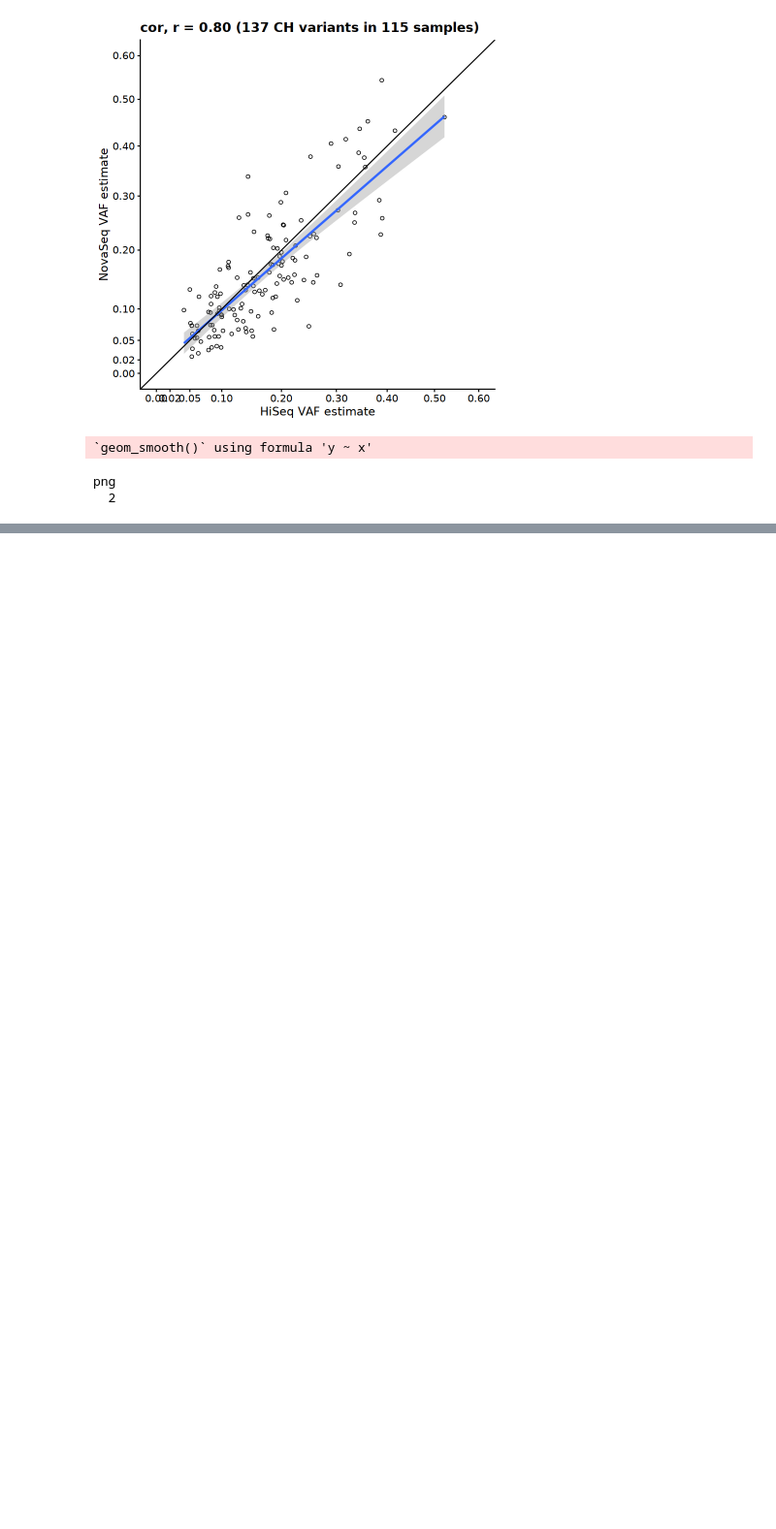
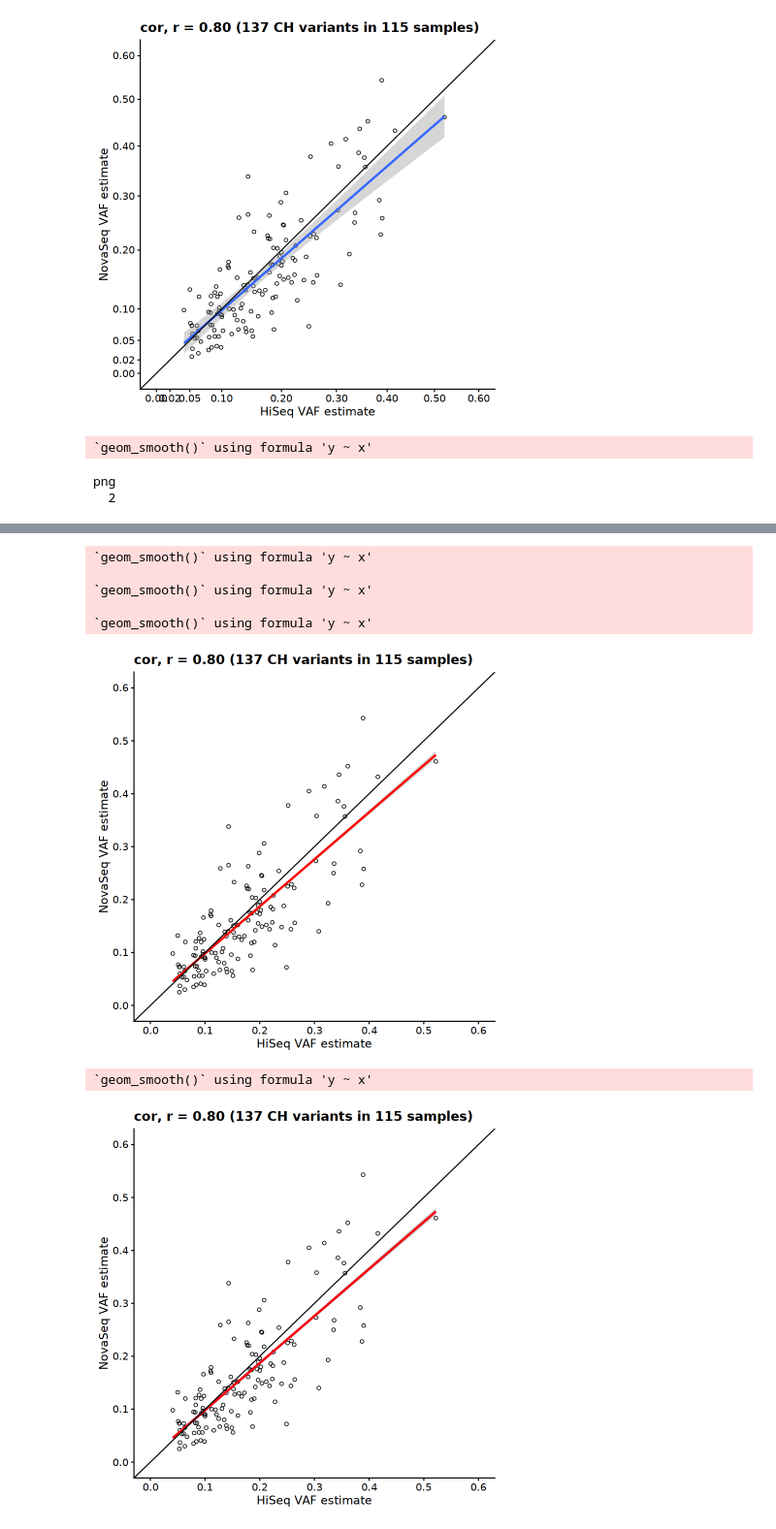
Before and after one commit to MMesbahU/longitudinal-profiling-of-clonal-hematopoiesis, a Jupyter notebook: detect_CH/SupplFig2. VAF estimates from the HiSeq 2000 vs. NovaSeq 6000 sequencing platforms.ipynb, the cells around one changed output, grey strips where cells are left out. Shown at 97% size. Cells and saved outputs as stored; diff of their text form; code cells hidden in the pictures; blank space fills up the shorter version.

```diff
--- a/detect_CH/SupplFig2. VAF estimates from the HiSeq 2000 vs. NovaSeq 6000 sequencing platforms.ipynb
+++ b/detect_CH/SupplFig2. VAF estimates from the HiSeq 2000 vs. NovaSeq 6000 sequencing platforms.ipynb
@@ -205,0 +736,45 @@ png
+# %%
+ggplot(all_hiSeqAll_NovaReSeq_noMissing,
+       (aes(x = Hiseq_VAF, y = NovaSeq_VAF))) +
+  geom_point(shape=1, size=1.5) +
+#geom_smooth(method = "lm", aes(x= Hiseq_VAF, y = NovaSeq_VAF), col="blue") +
+geom_smooth(method = "lm", aes(x= Hiseq_VAF, y = NovaSeq_VAF_pred), col="red") +
+  scale_x_continuous(n.breaks = 10, limits = c(0,0.6)) +
+  scale_y_continuous(n.breaks = 10, limits = c(0,0.6)) +
+  geom_abline(intercept = 0, slope = 1) +
+  xlab("HiSeq VAF estimate") + ylab("NovaSeq VAF estimate") +
+  ggtitle("cor, r = 0.80 (137 CH variants in 115 samples)") #+
+
+
+ggplot(all_hiSeqAll_NovaReSeq_noMissing,
+       (aes(x = Hiseq_VAF, y = NovaSeq_VAF))) +
+  geom_point(shape=1, size=1.5) +
+geom_smooth(method = "lm", aes(x= Hiseq_VAF, y = NovaSeq_VAF), col="blue", se=FALSE) +
+geom_smooth(method = "lm", aes(x= Hiseq_VAF, y = NovaSeq_VAF_pred), col="red") +
+  scale_x_continuous(n.breaks = 10, limits = c(0,0.6)) +
+  scale_y_continuous(n.breaks = 10, limits = c(0,0.6)) +
+  geom_abline(intercept = 0, slope = 1) +
+  xlab("HiSeq VAF estimate") + ylab("NovaSeq VAF estimate") +
+  ggtitle("cor, r = 0.80 (137 CH variants in 115 samples)") #+
+
+
+ggplot(all_hiSeqAll_NovaReSeq_noMissing,
+       (aes(x = Hiseq_VAF, y = NovaSeq_VAF))) +
+  geom_point(shape=1, size=1.5) +
+# geom_smooth(method = "lm", aes(x= Hiseq_VAF, y = NovaSeq_VAF), col="blue") +
+geom_smooth(method = "lm", aes(x= NovaSeq_VAF_pred, y = NovaSeq_VAF), col="red") +
+  scale_x_continuous(n.breaks = 10, limits = c(0,0.6)) +
+  scale_y_continuous(n.breaks = 10, limits = c(0,0.6)) +
+  geom_abline(intercept = 0, slope = 1) +
+  xlab("HiSeq VAF estimate") + ylab("NovaSeq VAF estimate") +
+  ggtitle("cor, r = 0.80 (137 CH variants in 115 samples)") #+
+# geom_abline(intercept = 0, slope = 0.93, color = "darkred")
+# %% [output]
+`geom_smooth()` using formula 'y ~ x'
+
+`geom_smooth()` using formula 'y ~ x'
+
+`geom_smooth()` using formula 'y ~ x'
+[figure, added]
+`geom_smooth()` using formula 'y ~ x'
+[figure, added]
```
Also changed, not shown: parts of 19 cells of this notebook, 12 other files.
